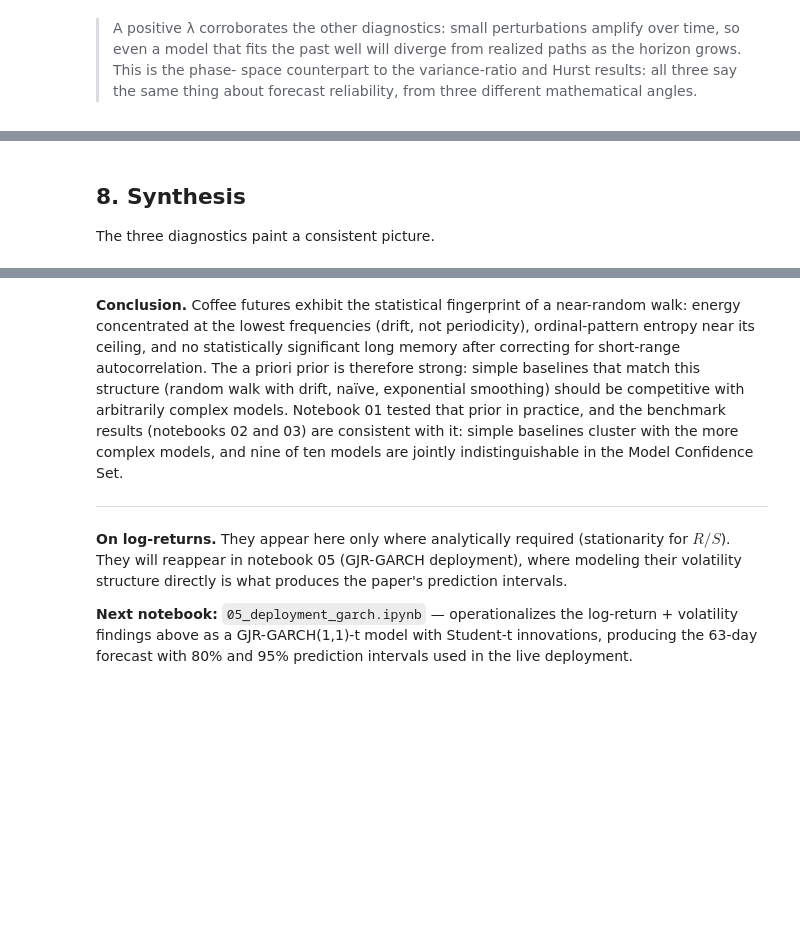
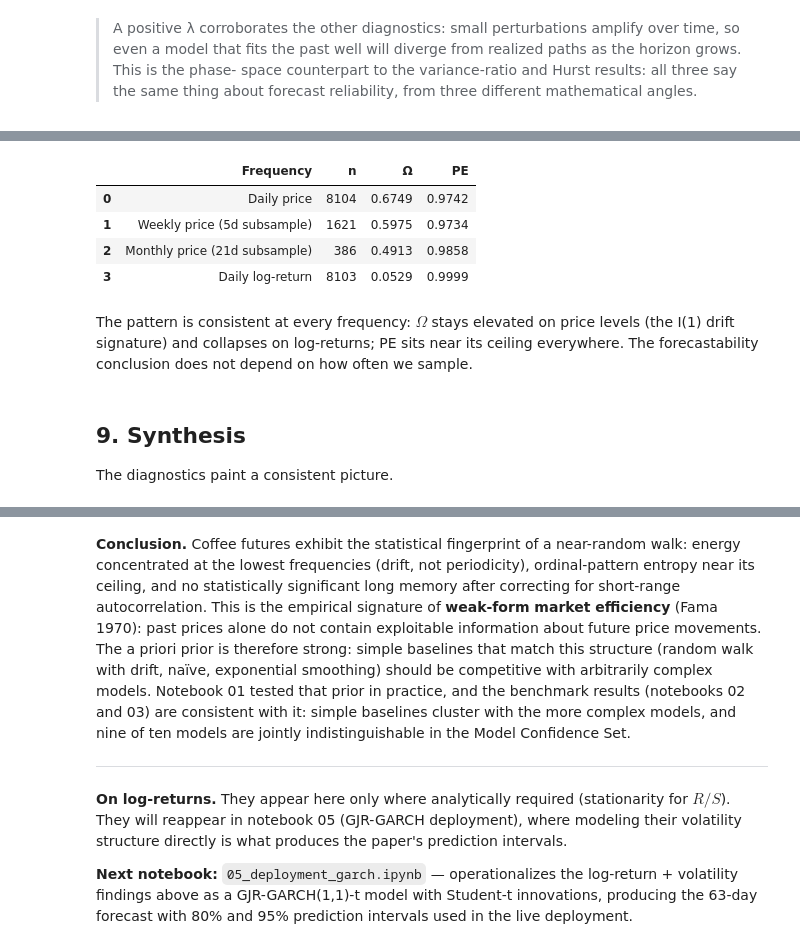
Before and after one commit to F5F0A0/coffee-futures-forecasting-model, a Jupyter notebook: notebooks/04_forecastability.ipynb, the cells around one changed output, grey strips where cells are left out. Drawn from its saved outputs; the diff is of its cells as text; code cells hidden in the pictures; blank space fills up the shorter version.

```diff
--- a/notebooks/04_forecastability.ipynb
+++ b/notebooks/04_forecastability.ipynb
@@ -553,7 +574,43 @@ Largest Lyapunov exponent (prices, m=3, τ=1):  λ = +0.0708
+# %%
+import pandas as pd
+
+# Subsample by trading-day count: ~5/week, ~21/month.
+weekly_prices = prices[::5]
+monthly_prices = prices[::21]
+
+freq_rows = []
+for label, series in [
+    ("Daily price", prices),
+    ("Weekly price (5d subsample)", weekly_prices),
+    ("Monthly price (21d subsample)", monthly_prices),
+    ("Daily log-return", log_returns),
+]:
+    freq_rows.append(
+        {
+            "Frequency": label,
+            "n": len(series),
+            "Ω": calculate_spectral_predictability(series),
+            "PE": calculate_permutation_entropy(series, order=3, delay=1),
+        }
+    )
+
+freq_table = pd.DataFrame(freq_rows)
+freq_table.round(4)
+# %% [output]
+|  | Frequency | n | Ω | PE |
+| 0 | Daily price | 8104 | 0.6749 | 0.9742 |
+| 1 | Weekly price (5d subsample) | 1621 | 0.5975 | 0.9734 |
+| 2 | Monthly price (21d subsample) | 386 | 0.4913 | 0.9858 |
+| 3 | Daily log-return | 8103 | 0.0529 | 0.9999 |
+# %% [markdown]
+The pattern is consistent at every frequency: $\Omega$ stays elevated
+on price levels (the I(1) drift signature) and collapses on
+log-returns; PE sits near its ceiling everywhere. The forecastability
+conclusion does not depend on how often we sample.
 # %% [markdown]
-## 8. Synthesis
+## 9. Synthesis
 
-The three diagnostics paint a consistent picture.
+The diagnostics paint a consistent picture.
 # %%
 import pandas as pd
 
@@ -613,13 +670,16 @@ summary
 near-random walk: energy concentrated at the lowest frequencies
 (drift, not periodicity), ordinal-pattern entropy near its ceiling, and
 no statistically significant long memory after correcting for
-short-range autocorrelation. The a priori prior is therefore strong:
-simple baselines that match this structure (random walk with drift,
-naïve, exponential smoothing) should be competitive with arbitrarily
-complex models. Notebook 01 tested that prior in practice, and the benchmark
-results (notebooks 02 and 03) are consistent with it: simple
-baselines cluster with the more complex models, and nine of ten
-models are jointly indistinguishable in the Model Confidence Set.
+short-range autocorrelation. This is the empirical signature of
+**weak-form market efficiency** (Fama 1970): past prices alone do not
+contain exploitable information about future price movements. The
+a priori prior is therefore strong: simple baselines that match this
+structure (random walk with drift, naïve, exponential smoothing)
+should be competitive with arbitrarily complex models. Notebook 01
+tested that prior in practice, and the benchmark results (notebooks 02
+and 03) are consistent with it: simple baselines cluster with the more
+complex models, and nine of ten models are jointly indistinguishable
+in the Model Confidence Set.
 
 ---
 
```
Also changed, not shown: parts of 3 cells of this notebook, 8 other files.
